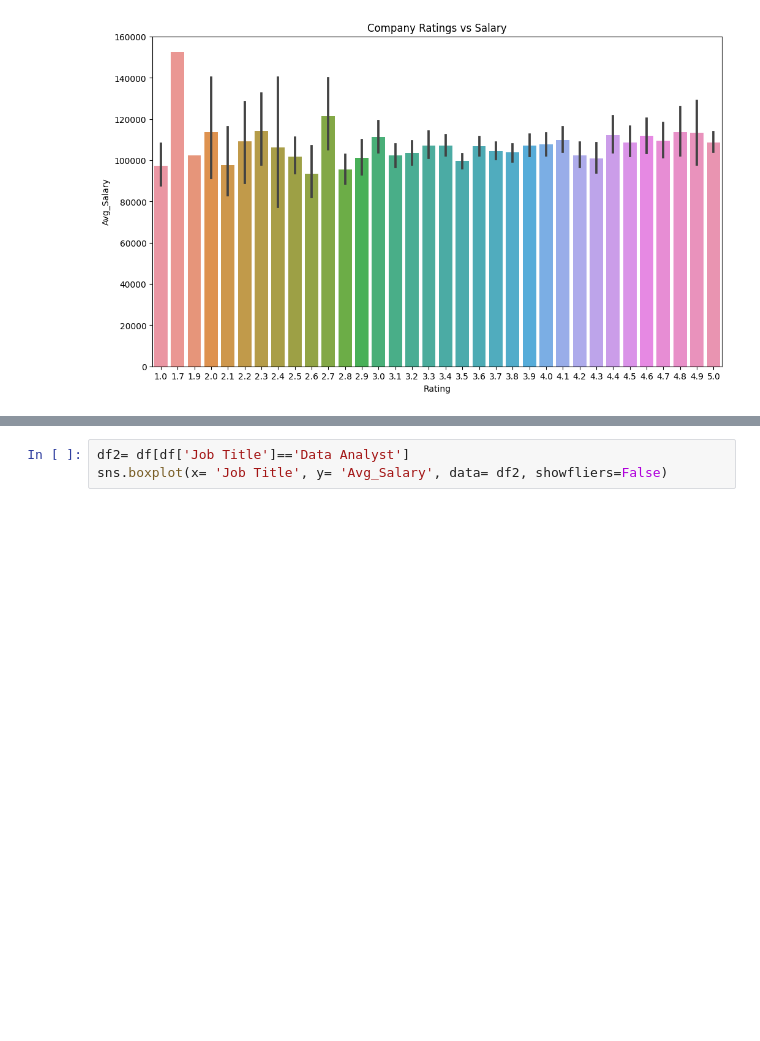
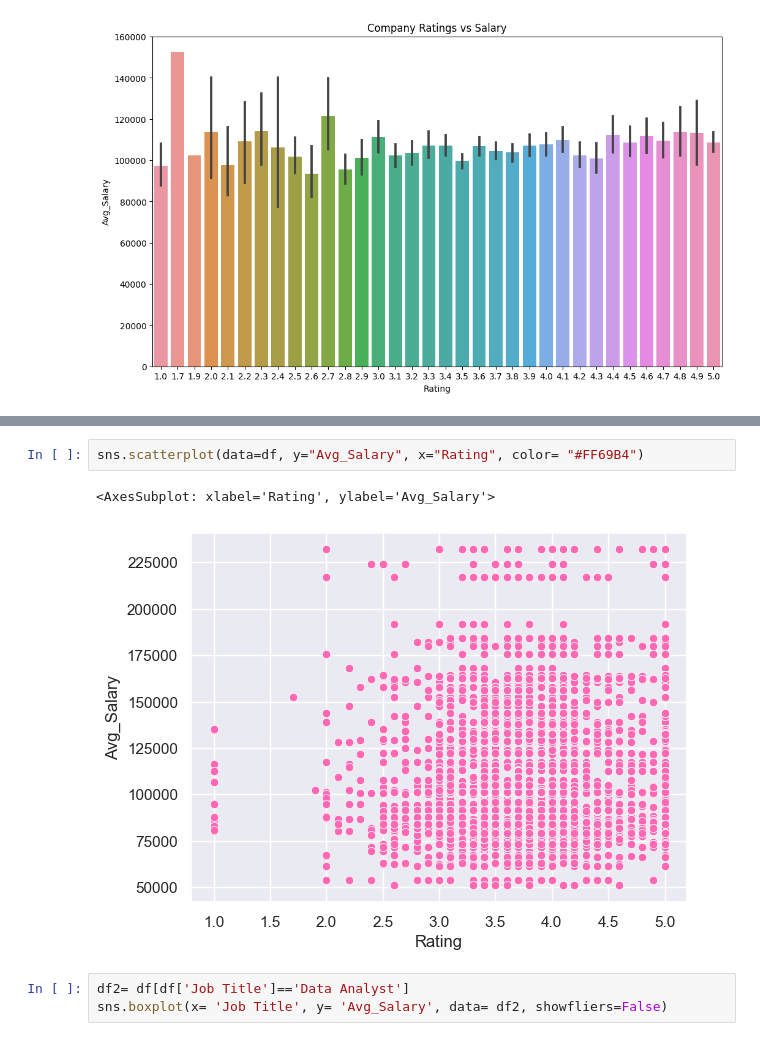
Before and after one commit to tsbarry/The_Job_Market, a Jupyter notebook: edaa.ipynb, the cells around one changed output, grey strips where cells are left out. Cells and saved outputs as stored; diff of their text form; blank space fills up the shorter version.

```diff
--- a/edaa.ipynb
+++ b/edaa.ipynb
@@ -163,3 +184,8 @@ Text(0.5, 1.0, 'Company Ratings vs Salary')
+# %%
+sns.scatterplot(data=df, y="Avg_Salary", x="Rating", color= "#FF69B4")
+# %% [output]
+<AxesSubplot: xlabel='Rating', ylabel='Avg_Salary'>
+[figure, added]
 # %%
 df2= df[df['Job Title']=='Data Analyst']
 sns.boxplot(x= 'Job Title', y= 'Avg_Salary', data= df2, showfliers=False)
```
Also changed, not shown: parts of 2 cells of this notebook.
